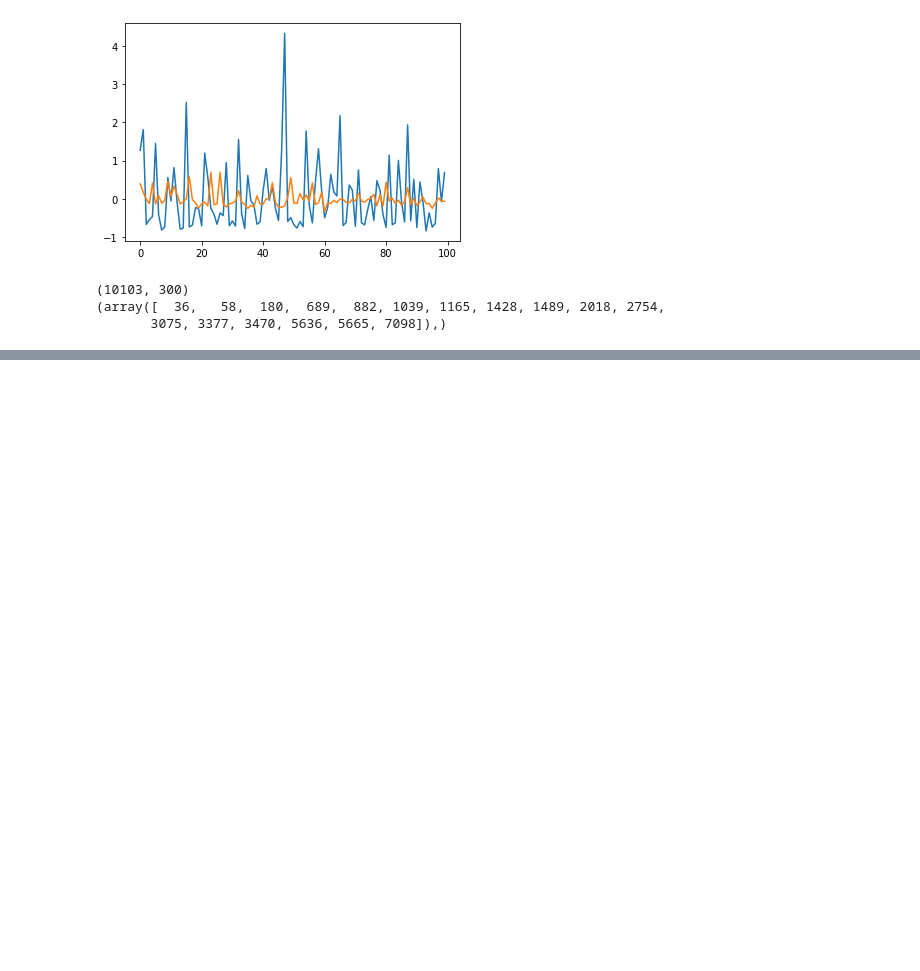
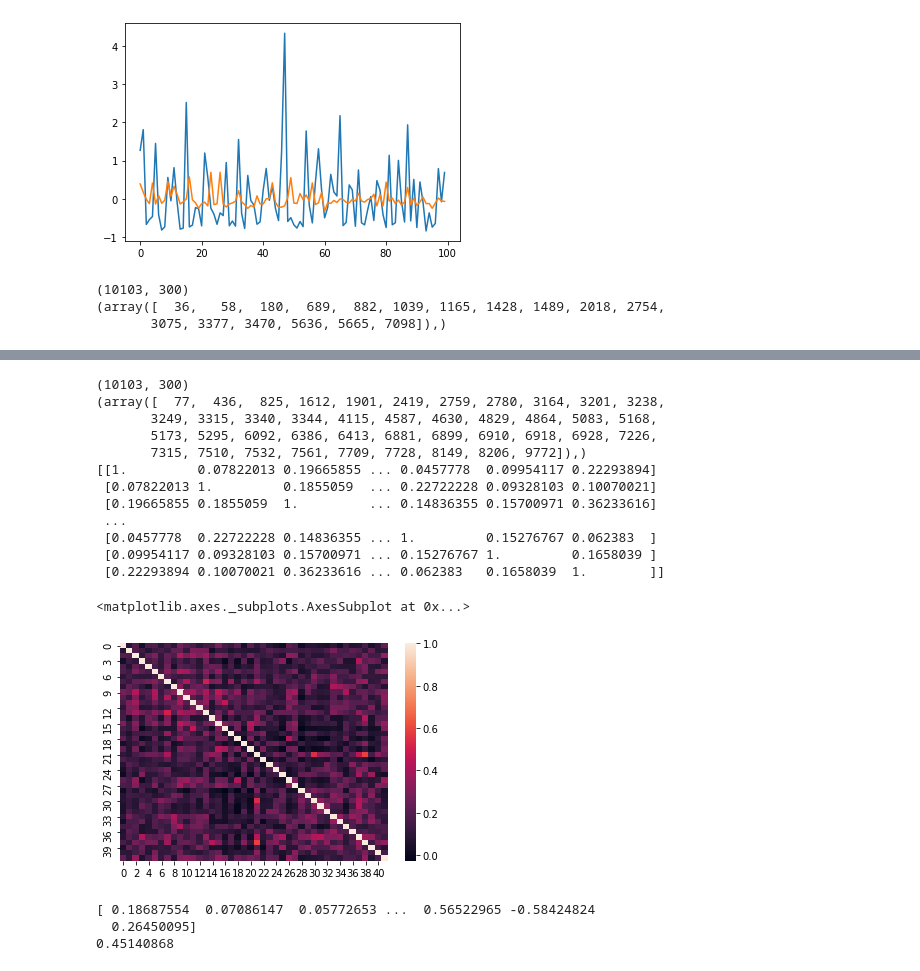
Before and after one commit to MouseLand/EnsemblePursuit, a Jupyter notebook: ThresholdExperiments/ThresholdVisualizations.ipynb, the cells around one changed output, grey strips where cells are left out. Saved outputs shown, nothing was run; the diff lists cells and outputs as text; code cells hidden in the pictures; blank space fills up the shorter version.

```diff
--- a/ThresholdExperiments/ThresholdVisualizations.ipynb
+++ b/ThresholdExperiments/ThresholdVisualizations.ipynb
@@ -53,0 +87,31 @@ plt.plot(V[0,:100],'o')
+# %%
+print(U.shape)
+list_of_neurons=np.nonzero(U[:,3])
+print(list_of_neurons)
+list_of_neurons=list(list_of_neurons[0])
+print(np.corrcoef(X[list_of_neurons,:]))
+import seaborn as sns
+sns.heatmap(np.corrcoef(X[list_of_neurons,:]))
+# %% [output]
+(10103, 300)
+(array([  77,  436,  825, 1612, 1901, 2419, 2759, 2780, 3164, 3201, 3238,
+       3249, 3315, 3340, 3344, 4115, 4587, 4630, 4829, 4864, 5083, 5168,
+       5173, 5295, 6092, 6386, 6413, 6881, 6899, 6910, 6918, 6928, 7226,
+       7315, 7510, 7532, 7561, 7709, 7728, 8149, 8206, 9772]),)
+[[1.         0.07822013 0.19665855 ... 0.0457778  0.09954117 0.22293894]
+ [0.07822013 1.         0.1855059  ... 0.22722228 0.09328103 0.10070021]
+ [0.19665855 0.1855059  1.         ... 0.14836355 0.15700971 0.36233616]
+ ...
+ [0.0457778  0.22722228 0.14836355 ... 1.         0.15276767 0.062383  ]
+ [0.09954117 0.09328103 0.15700971 ... 0.15276767 1.         0.1658039 ]
+ [0.22293894 0.10070021 0.36233616 ... 0.062383   0.1658039  1.        ]]
+<matplotlib.axes._subplots.AxesSubplot at 0x...>
+[figure, added]
+# %%
+baseline_v=np.mean(X[list_of_neurons[:3],:],axis=0)
+print(baseline_v)
+print(np.dot(baseline_v,X[list_of_neurons[4],:])/((baseline_v**2).sum()))
+# %% [output]
+[ 0.18687554  0.07086147  0.05772653 ...  0.56522965 -0.58424824
+  0.26450095]
+0.45140868
```
Also changed, not shown: parts of 5 cells of this notebook, 5 other files.
